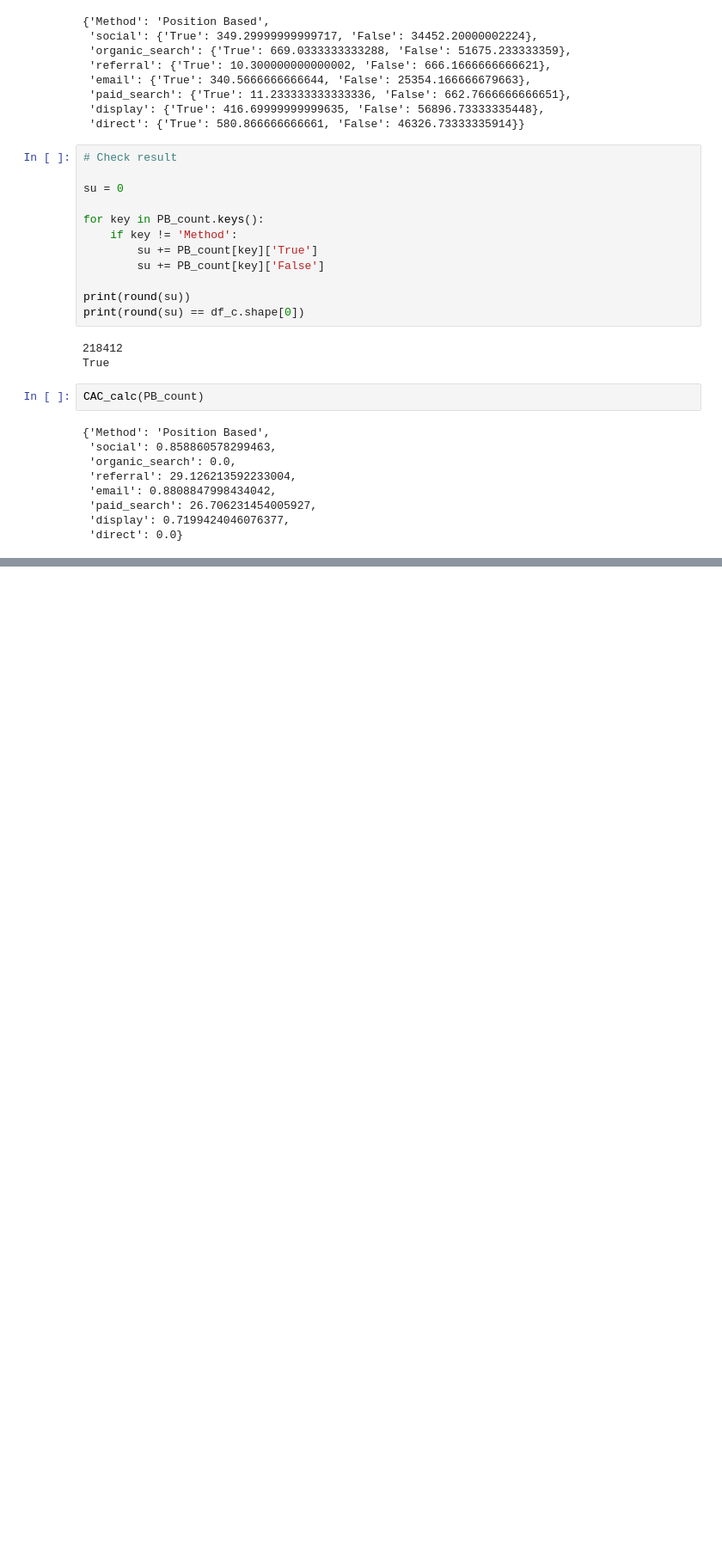
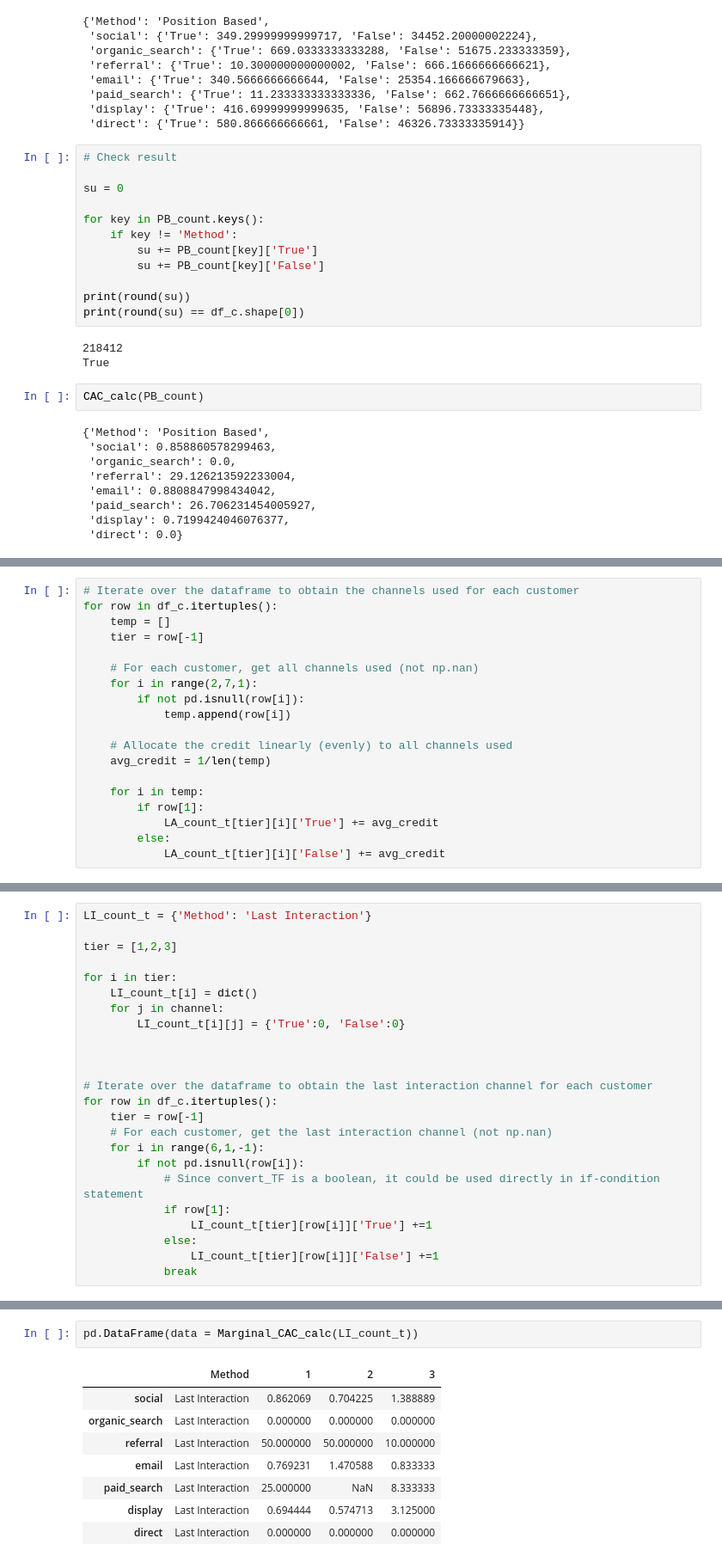
Before and after one commit to Dirodzz/Attribution-Allocation, a Jupyter notebook: Attribution and Allocation Code.ipynb, the cells around one changed output, grey strips where cells are left out. Shown at 86% size. Drawn from its saved outputs; the diff is of its cells as text; blank space fills up the shorter version.

```diff
--- a/Attribution and Allocation Code.ipynb
+++ b/Attribution and Allocation Code.ipynb
@@ -382,0 +418,19 @@ CAC_calc(PB_count)
+# %%
+# Iterate over the dataframe to obtain the channels used for each customer
+for row in df_c.itertuples():
+    temp = []
+    tier = row[-1]
+
+    # For each customer, get all channels used (not np.nan)
+    for i in range(2,7,1):
+        if not pd.isnull(row[i]):
+            temp.append(row[i])
+
+    # Allocate the credit linearly (evenly) to all channels used
+    avg_credit = 1/len(temp)
+
+    for i in temp:
+        if row[1]:
+            LA_count_t[tier][i]['True'] += avg_credit
+        else:
+            LA_count_t[tier][i]['False'] += avg_credit
@@ -382,0 +559,24 @@ CAC_calc(PB_count)
+# %%
+LI_count_t = {'Method': 'Last Interaction'}
+
+tier = [1,2,3]
+
+for i in tier:
+    LI_count_t[i] = dict()
+    for j in channel:
+        LI_count_t[i][j] = {'True':0, 'False':0}
+
+
+
+# Iterate over the dataframe to obtain the last interaction channel for each customer
+for row in df_c.itertuples():
+    tier = row[-1]
+    # For each customer, get the last interaction channel (not np.nan)
+    for i in range(6,1,-1):
+        if not pd.isnull(row[i]):
+            # Since convert_TF is a boolean, it could be used directly in if-condition statement
+            if row[1]:
+                LI_count_t[tier][row[i]]['True'] +=1
+            else:
+                LI_count_t[tier][row[i]]['False'] +=1
+            break
@@ -382,0 +612,11 @@ CAC_calc(PB_count)
+# %%
+pd.DataFrame(data = Marginal_CAC_calc(LI_count_t))
+# %% [output]
+|  | Method | 1 | 2 | 3 |
+| social | Last Interaction | 0.862069 | 0.704225 | 1.388889 |
+| organic_search | Last Interaction | 0.000000 | 0.000000 | 0.000000 |
+| referral | Last Interaction | 50.000000 | 50.000000 | 10.000000 |
+| email | Last Interaction | 0.769231 | 1.470588 | 0.833333 |
+| paid_search | Last Interaction | 25.000000 | NaN | 8.333333 |
+| display | Last Interaction | 0.694444 | 0.574713 | 3.125000 |
+| direct | Last Interaction | 0.000000 | 0.000000 | 0.000000 |
```
Also changed, not shown: parts of 31 cells of this notebook.
